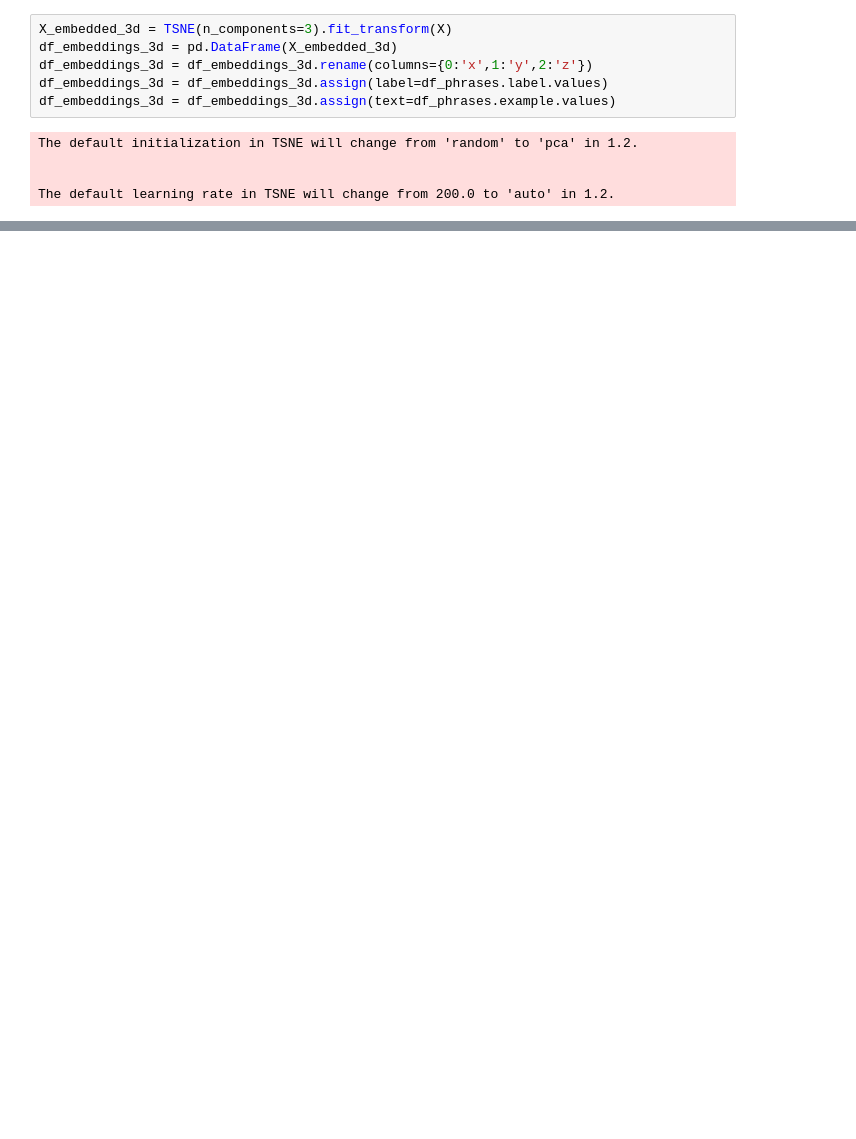
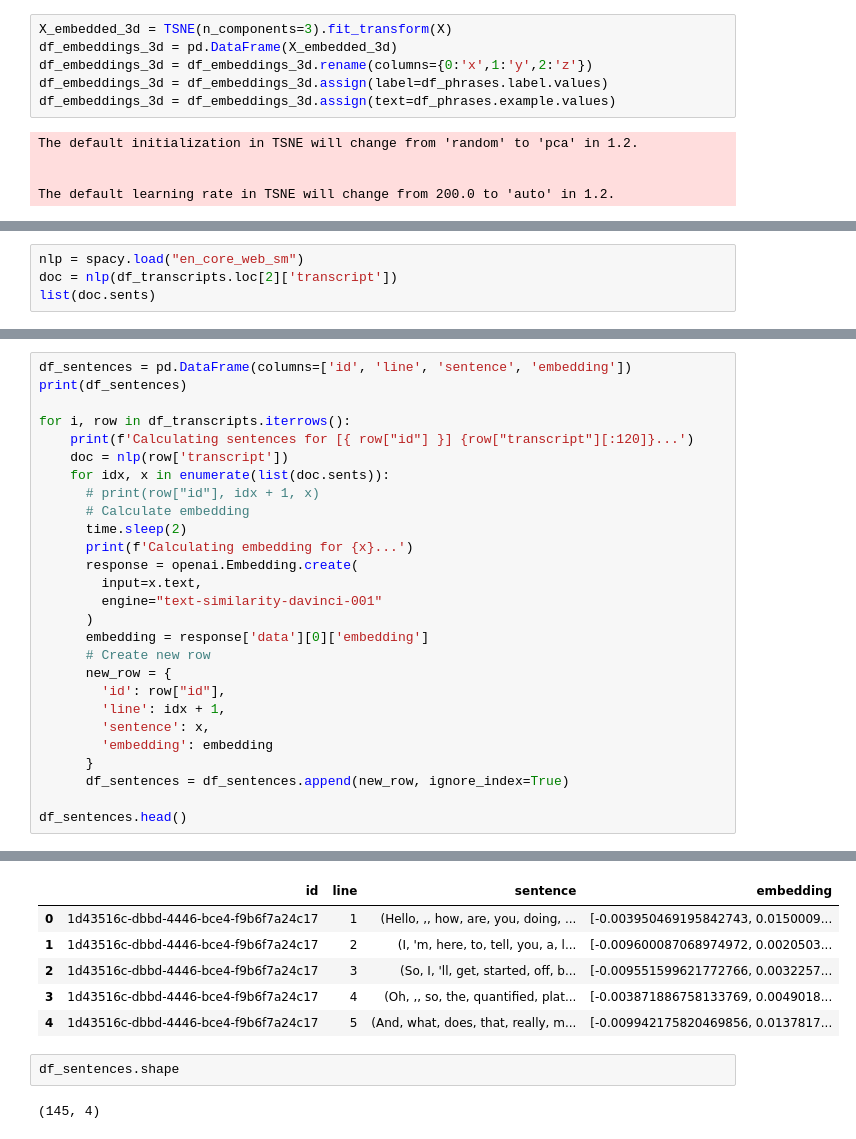
Before and after one commit to sergiomar73/nlp-google-colab, a Jupyter notebook: nlp_poc_01_embeddings.ipynb, the cells around one changed output, grey strips where cells are left out. Cells and saved outputs as stored; diff of their text form; blank space fills up the shorter version.

```diff
--- a/nlp_poc_01_embeddings.ipynb
+++ b/nlp_poc_01_embeddings.ipynb
@@ -298,0 +227,4 @@ fig_3d.show()
+# %%
+nlp = spacy.load("en_core_web_sm")
+doc = nlp(df_transcripts.loc[2]['transcript'])
+list(doc.sents)
@@ -298,0 +306,28 @@ fig_3d.show()
+# %%
+df_sentences = pd.DataFrame(columns=['id', 'line', 'sentence', 'embedding'])
+print(df_sentences)
+
+for i, row in df_transcripts.iterrows():
+    print(f'Calculating sentences for [{ row["id"] }] {row["transcript"][:120]}...')
+    doc = nlp(row['transcript'])
+    for idx, x in enumerate(list(doc.sents)):
+      # print(row["id"], idx + 1, x)
+      # Calculate embedding
+      time.sleep(2)
+      print(f'Calculating embedding for {x}...')
+      response = openai.Embedding.create(
+        input=x.text,
+        engine="text-similarity-davinci-001"
+      )
+      embedding = response['data'][0]['embedding']
+      # Create new row
+      new_row = {
+        'id': row["id"],
+        'line': idx + 1,
+        'sentence': x,
+        'embedding': embedding
+      }
+      df_sentences = df_sentences.append(new_row, ignore_index=True)
+
+df_sentences.head()
+# %% [output]
@@ -298,0 +351,10 @@ fig_3d.show()
+|  | id | line | sentence | embedding |
+| 0 | 1d43516c-dbbd-4446-bce4-f9b6f7a24c17 | 1 | (Hello, ,, how, are, you, doing, ... | [-0.003950469195842743, 0.0150009... |
+| 1 | 1d43516c-dbbd-4446-bce4-f9b6f7a24c17 | 2 | (I, 'm, here, to, tell, you, a, l... | [-0.009600087068974972, 0.0020503... |
+| 2 | 1d43516c-dbbd-4446-bce4-f9b6f7a24c17 | 3 | (So, I, 'll, get, started, off, b... | [-0.009551599621772766, 0.0032257... |
+| 3 | 1d43516c-dbbd-4446-bce4-f9b6f7a24c17 | 4 | (Oh, ,, so, the, quantified, plat... | [-0.003871886758133769, 0.0049018... |
+| 4 | 1d43516c-dbbd-4446-bce4-f9b6f7a24c17 | 5 | (And, what, does, that, really, m... | [-0.009942175820469856, 0.0137817... |
+# %%
+df_sentences.shape
+# %% [output]
+(145, 4)
```
Also changed, not shown: parts of 21 cells of this notebook.
